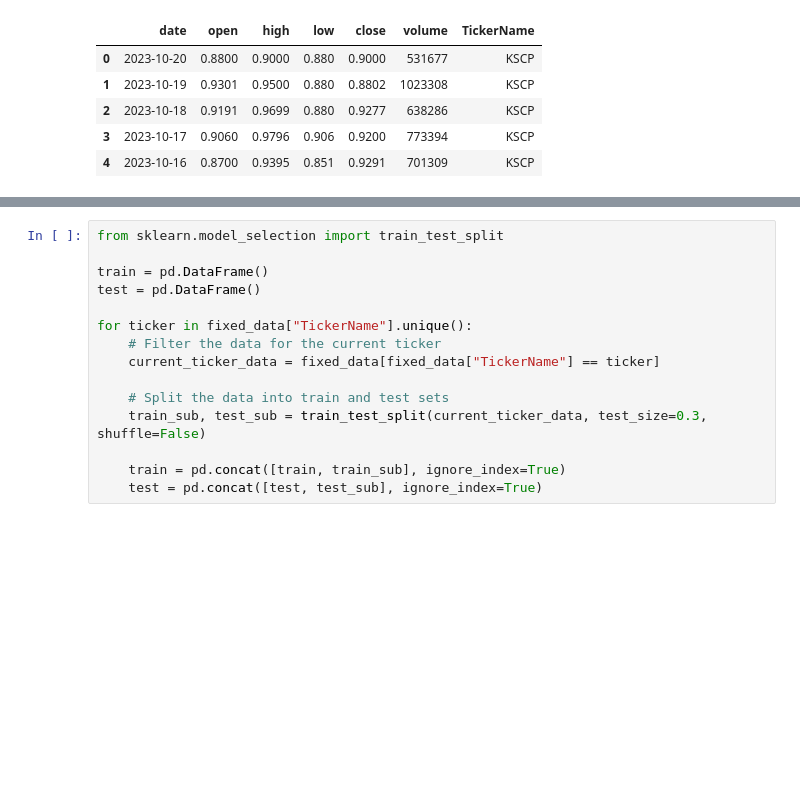
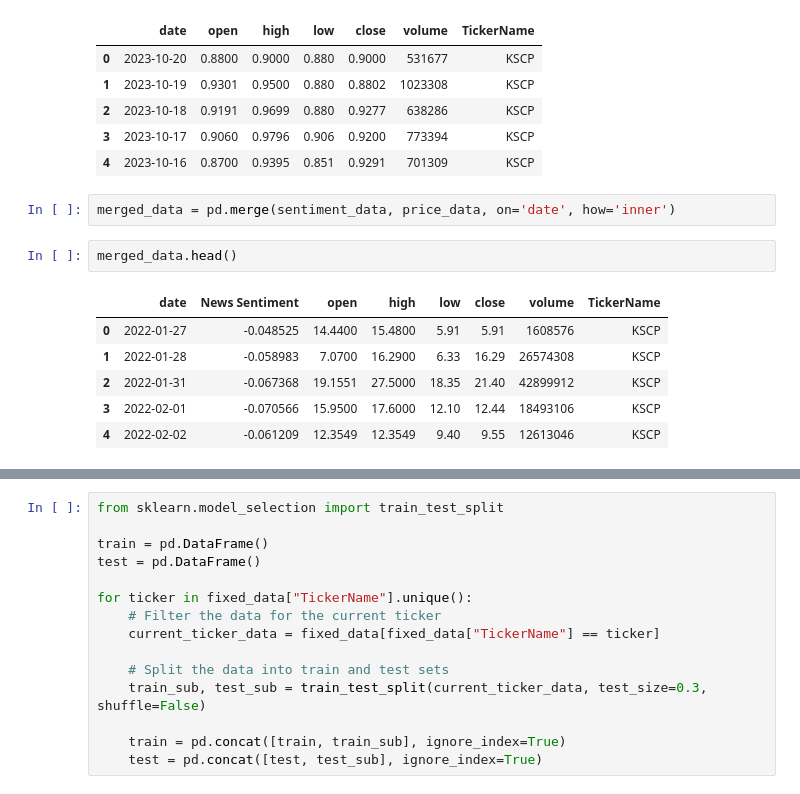
Before and after one commit to carefulDoppelganger/NotebookSamples, a Jupyter notebook: Model/simple_model.ipynb, the cells around one changed output, grey strips where cells are left out. Drawn from its saved outputs; the diff is of its cells as text; blank space fills up the shorter version.

```diff
--- a/Model/simple_model.ipynb
+++ b/Model/simple_model.ipynb
@@ -23,6 +35,17 @@ price_data.head()
 | 2 | 2023-10-18 | 0.9191 | 0.9699 | 0.880 | 0.9277 | 638286 | KSCP |
 | 3 | 2023-10-17 | 0.9060 | 0.9796 | 0.906 | 0.9200 | 773394 | KSCP |
 | 4 | 2023-10-16 | 0.8700 | 0.9395 | 0.851 | 0.9291 | 701309 | KSCP |
+# %%
+merged_data = pd.merge(sentiment_data, price_data, on='date', how='inner')
+# %%
+merged_data.head()
+# %% [output]
+|  | date | News Sentiment | open | high | low | close | volume | TickerName |
+| 0 | 2022-01-27 | -0.048525 | 14.4400 | 15.4800 | 5.91 | 5.91 | 1608576 | KSCP |
+| 1 | 2022-01-28 | -0.058983 | 7.0700 | 16.2900 | 6.33 | 16.29 | 26574308 | KSCP |
+| 2 | 2022-01-31 | -0.067368 | 19.1551 | 27.5000 | 18.35 | 21.40 | 42899912 | KSCP |
+| 3 | 2022-02-01 | -0.070566 | 15.9500 | 17.6000 | 12.10 | 12.44 | 18493106 | KSCP |
+| 4 | 2022-02-02 | -0.061209 | 12.3549 | 12.3549 | 9.40 | 9.55 | 12613046 | KSCP |
 # %%
 fixed_data = pd.DataFrame()
 
```
Also changed, not shown: parts of 12 cells of this notebook.
